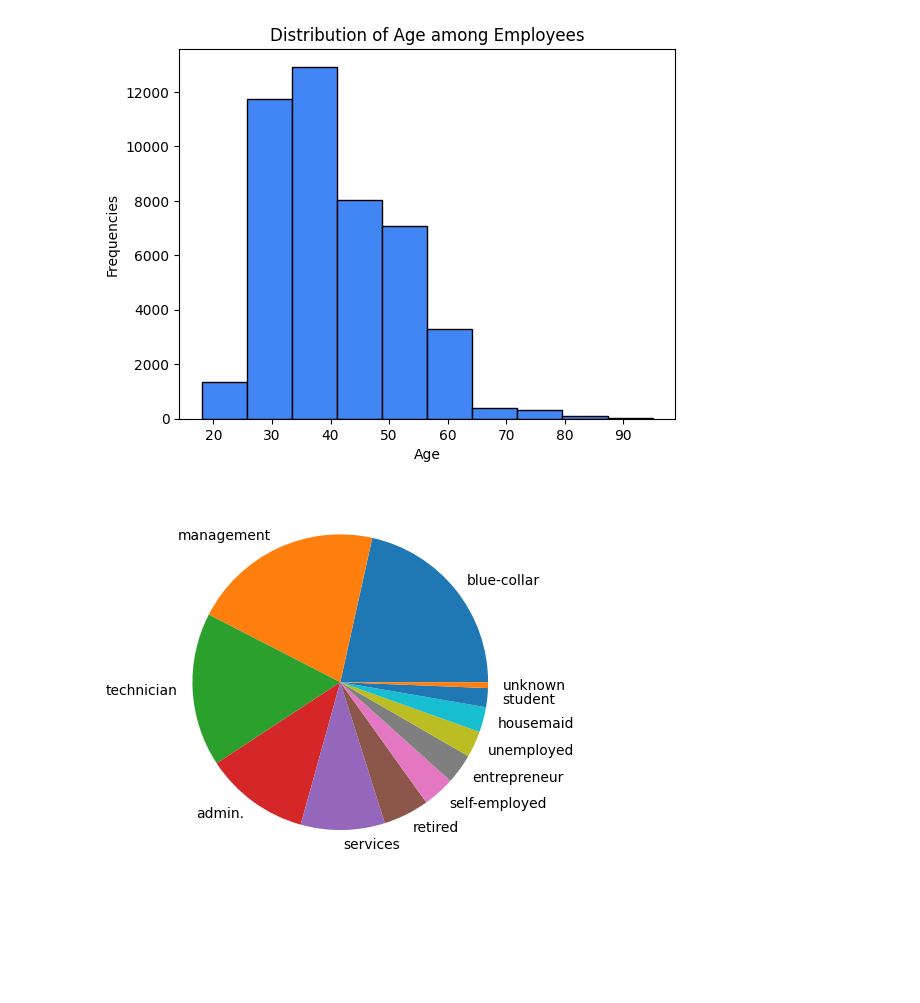
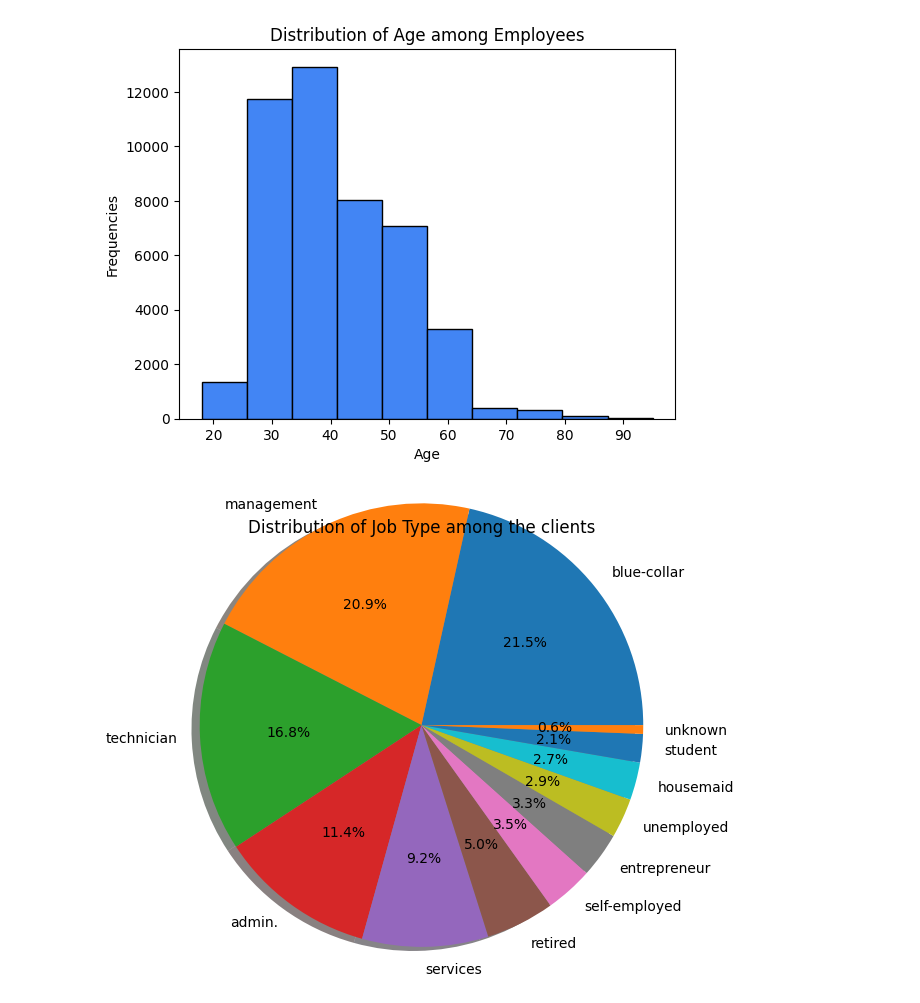
Before and after one commit to devdharaiya/Coding, a Jupyter notebook: Finlatics/Project 1.ipynb, the cells around one changed output. Cells and saved outputs as stored; diff of their text form; code cells hidden in the pictures; blank space fills up the shorter version.

Commit message:
chart

```diff
--- a/Finlatics/Project 1.ipynb
+++ b/Finlatics/Project 1.ipynb
@@ -13,7 +21,7 @@ plt.show()
 [figure]
 # %%
 job_counts = df['job'].value_counts()
-
-pie = plt.pie(job_counts, labels= job_counts.index)
+plt.title('Distribution of Job Type among the clients')
+pie = plt.pie(job_counts, labels=job_counts.index, autopct='%1.1f%%', shadow={'ox': -0.04, 'edgecolor': 'none', 'shade': 0.9}, radius=1.5)
 # %% [output]
-[figure, old version]
+[figure, new version]
```
Also changed, not shown: parts of 4 cells of this notebook.
